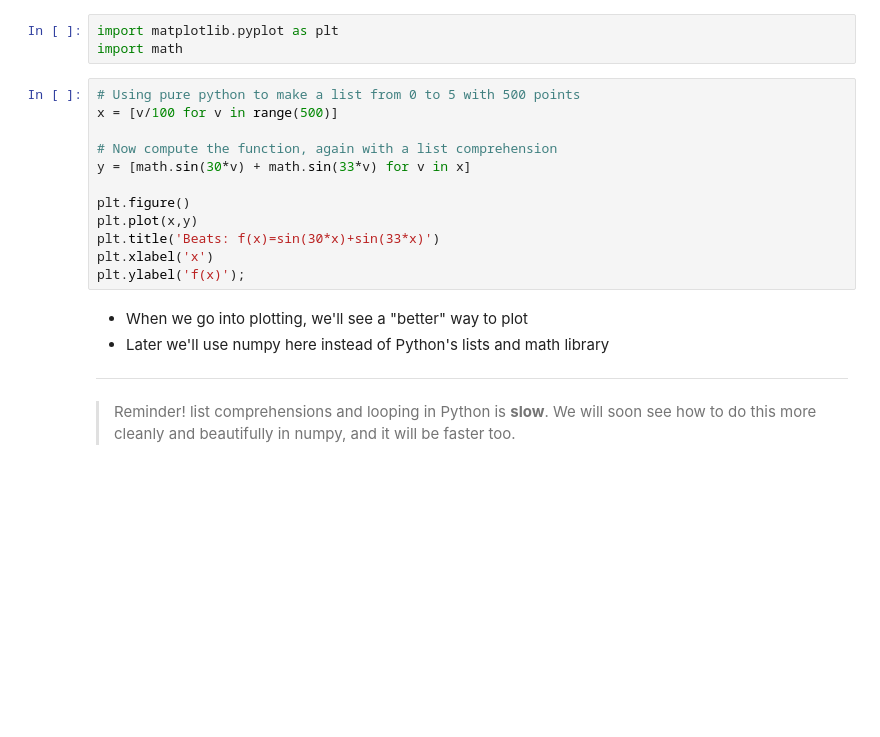
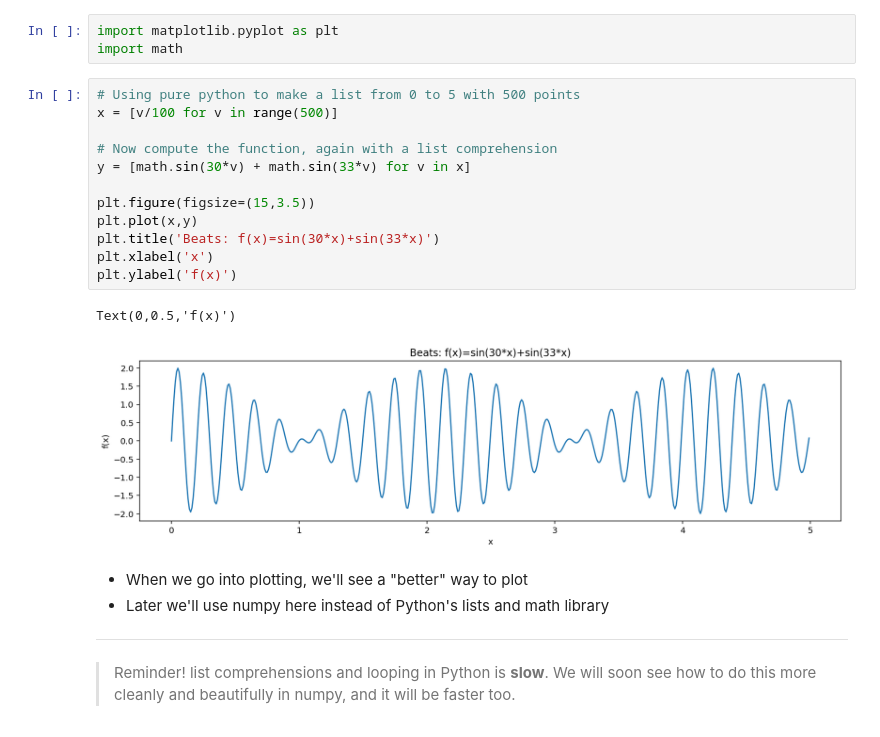
Before and after one commit to henryiii/compclass, a Jupyter notebook: classes/week2/0_ObjectOriented.ipynb, the cells around one changed output. Saved outputs shown, nothing was run; the diff lists cells and outputs as text; blank space fills up the shorter version.

```diff
--- a/classes/week2/0_ObjectOriented.ipynb
+++ b/classes/week2/0_ObjectOriented.ipynb
@@ -141,15 +155,18 @@ import math
 # %%
 # Using pure python to make a list from 0 to 5 with 500 points
 x = [v/100 for v in range(500)]
 
 # Now compute the function, again with a list comprehension
 y = [math.sin(30*v) + math.sin(33*v) for v in x]
 
-plt.figure()
+plt.figure(figsize=(15,3.5))
 plt.plot(x,y)
 plt.title('Beats: f(x)=sin(30*x)+sin(33*x)')
 plt.xlabel('x')
-plt.ylabel('f(x)');
+plt.ylabel('f(x)')
+# %% [output]
+Text(0,0.5,'f(x)')
+[figure, added]
 # %% [markdown]
 * When we go into plotting, we'll see a "better" way to plot
 * Later we'll use numpy here instead of Python's lists and math library
```
Also changed, not shown: parts of 14 cells of this notebook, 4 other files.
